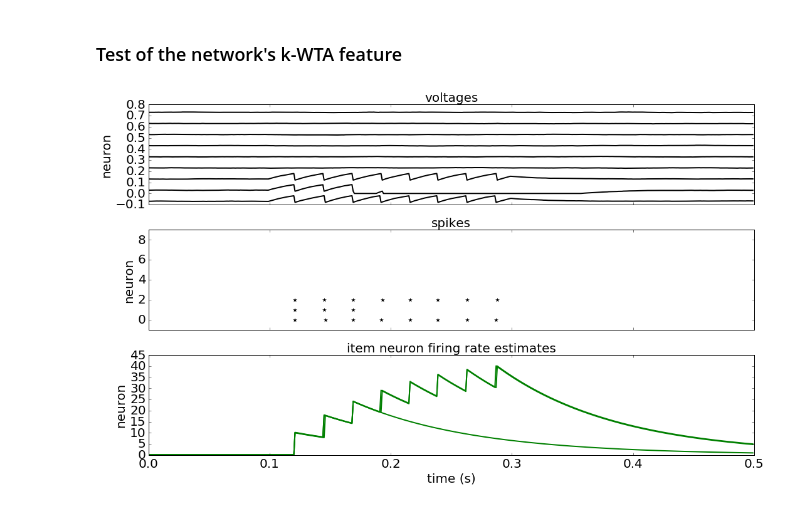
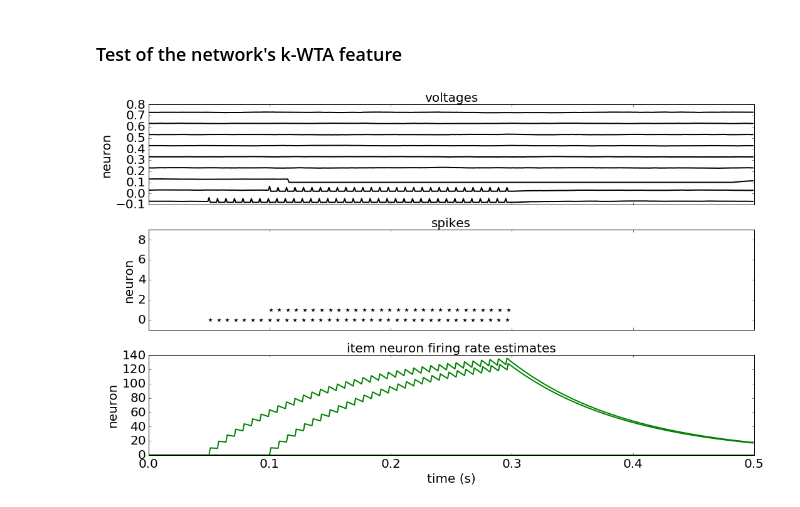
Before and after one commit to rkp8000/associative_properties, a Jupyter notebook: sandbox.ipynb, the cells around one changed output. Cells and saved outputs as stored; diff of their text form; code cells hidden in the pictures.

```diff
--- a/sandbox.ipynb
+++ b/sandbox.ipynb
@@ -87,7 +13,10 @@ V_REST = -0.07
 V_TH = -0.02
 V_RESET = -0.08
 V_MIN = -0.1
-T_RP = 0
+T_RP = 0.005
+
+V_REV_SYN_EXC = 0.0
+TAU_SYN_EXC = 0.01
 
 TAU_FRE = .1
 K_WTA = 2
@@ -111,6 +40,7 @@ n_neurons = n_items + n_assocs + n_mems
 
 ntwk = LIFWithKWTAItems(
     tau=TAU, v_rest=V_REST, v_th=V_TH, v_reset=V_RESET, v_min=V_MIN, t_rp=T_RP,
+    v_rev_syn_exc=V_REV_SYN_EXC, tau_syn_exc=TAU_SYN_EXC,
     tau_fre=TAU_FRE, k_wta=K_WTA, wta_th=WTA_TH, wta_inh=WTA_INH, noise=NOISE,
     w_pa=W_PA, w_ap=W_AP, w_am=W_AM, w_ma=W_MA, w_mm=W_MM)
 
@@ -121,14 +51,18 @@ n_steps = 500
 drives = {}
 drives['item'] = np.zeros((n_steps, n_items))
 
-drives['item'][100:300, 0] = .1
-drives['item'][100:300, 1] = .1
-drives['item'][100:300, 2] = .1
+drives['item'][50:300, 0] = 1
+drives['item'][100:300, 1] = 1
+drives['item'][150:300, 2] = 1
 
 v_init = V_REST * np.ones((n_neurons,))
+g_init = np.zeros((n_neurons,))
 dt = 0.001
 
-results, ts = ntwk.run(drives, v_init, dt, record=['spikes', 'vs', 'fre_items'])
+results, ts = ntwk.run(drives, v_init, g_init, dt, record=['spikes', 'vs', 'fre_items'])
+
+
+## MAKE PLOTS
 
 fig, axs = plt.subplots(3, 1, figsize=(15, 9), sharex=True, tight_layout=True)
 
@@ -136,31 +70,31 @@ fig, axs = plt.subplots(3, 1, figsize=(15, 9), sharex=True, tight_layout=True)
 
 for ctr, v in enumerate(results['vs'].T):
 
     axs[0].plot(ts, v + .1 * ctr, color='k', lw=2)
 
 axs[0].set_ylabel('neuron')
 axs[0].set_title('voltages')
 
 spike_times, spike_idxs = results['spikes'].nonzero()
 
 axs[1].scatter(spike_times * dt, spike_idxs, marker='*', s=50, c='k', lw=0)
 axs[1].set_ylim(-1, n_neurons)
 
 axs[1].set_ylabel('neuron')
 axs[1].set_title('spikes')
 
 for ctr, fre_items in enumerate(results['fre_items'].T):
 
     axs[2].plot(ts, fre_items + .1 * ctr, color='g', lw=2)
 
 axs[2].set_xlim(0, n_steps * dt)
 axs[2].set_ylabel('neuron')
 axs[2].set_title('item neuron firing rate estimates')
 
 axs[2].set_xlabel('time (s)')
 
 for ax in axs:
 
     set_fontsize(ax, 20)
 # %% [output]
-[figure, old version]
+[figure, new version]
```
Also changed, not shown: parts of 8 cells of this notebook.
